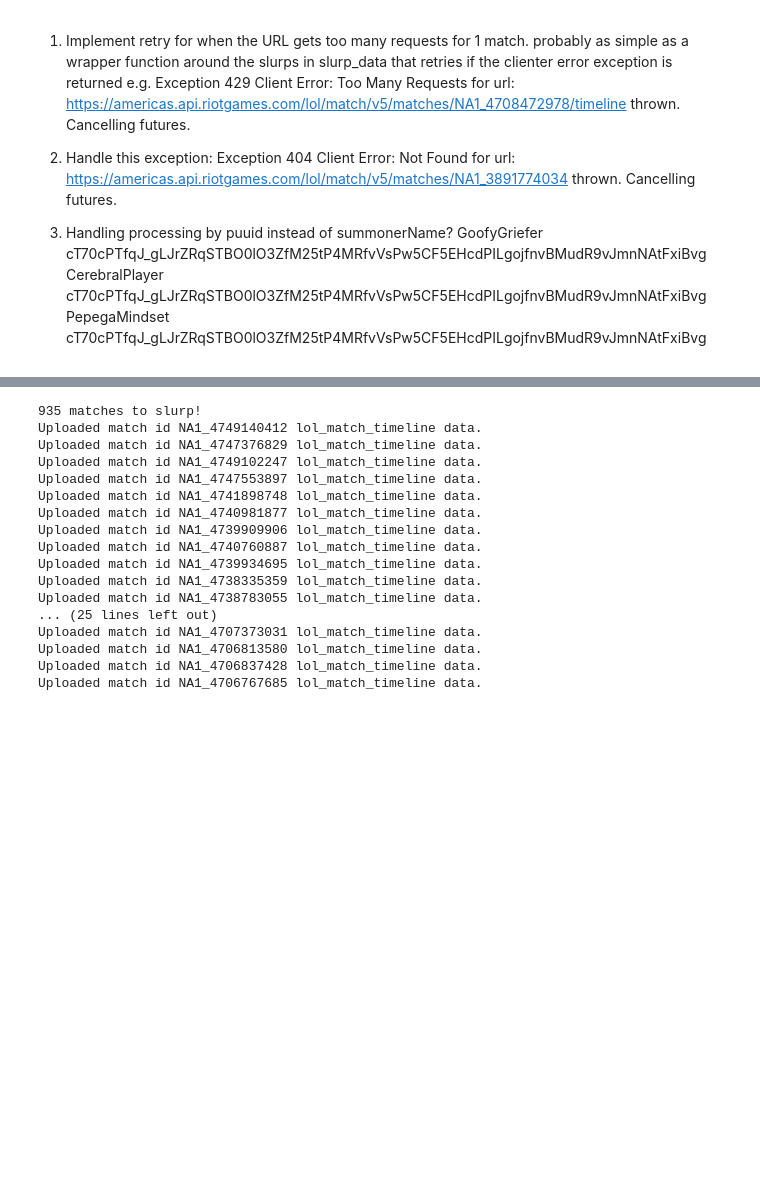
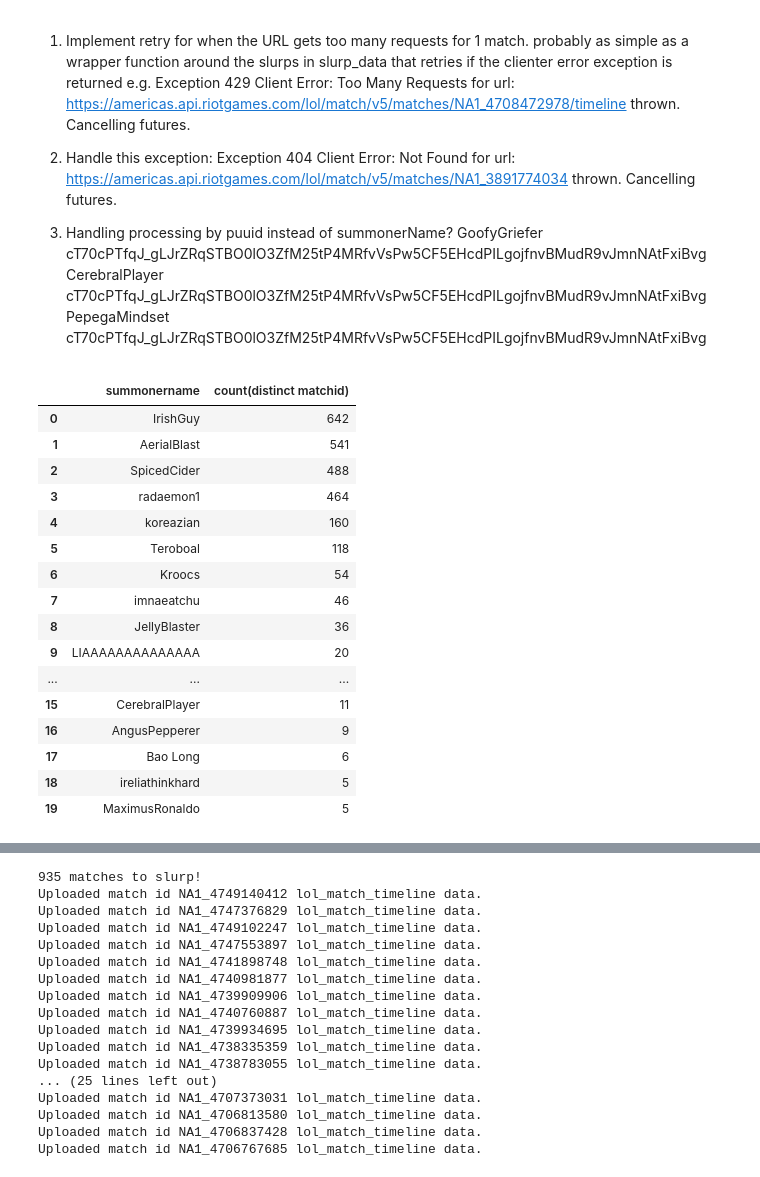
Before and after one commit to michaelmendelsohn/Riot_Api, a Jupyter notebook: v1/working_file.ipynb, the cells around one changed output, grey strips where cells are left out. Cells and saved outputs as stored; diff of their text form; code cells hidden in the pictures; blank space fills up the shorter version.

```diff
--- a/v1/working_file.ipynb
+++ b/v1/working_file.ipynb
@@ -32 +27,34 @@ df = af.stats_at_min_with_teammates(s_n, rol, engine, d, return_type='normal')
+# %%
+s_n='souporsecret'
+rol='ALL ROLES'
+query = f"""
+select distinct
+	summonername,
+    count(distinct matchid)
+from lol_match_details
+where matchid in ( select distinct matchid from lol_match_details where summonername = '{s_n}') and summonername !='{s_n}'
+group by 1
+order by 2 desc
+limit 20;
+"""
+friends = pd.read_sql(query, con=engine)
+friends
+# %% [output]
+|  | summonername | count(distinct matchid) |
+| 0 | IrishGuy | 642 |
+| 1 | AerialBlast | 541 |
+| 2 | SpicedCider | 488 |
+| 3 | radaemon1 | 464 |
+| 4 | koreazian | 160 |
+| 5 | Teroboal | 118 |
+| 6 | Kroocs | 54 |
+| 7 | imnaeatchu | 46 |
+| 8 | JellyBlaster | 36 |
+| 9 | LIAAAAAAAAAAAAAA | 20 |
+| ... | ... | ... |
+| 15 | CerebralPlayer | 11 |
+| 16 | AngusPepperer | 9 |
+| 17 | Bao Long | 6 |
+| 18 | ireliathinkhard | 5 |
+| 19 | MaximusRonaldo | 5 |
 # %%
```
Also changed, not shown: parts of 3 cells of this notebook, 4 other files.
